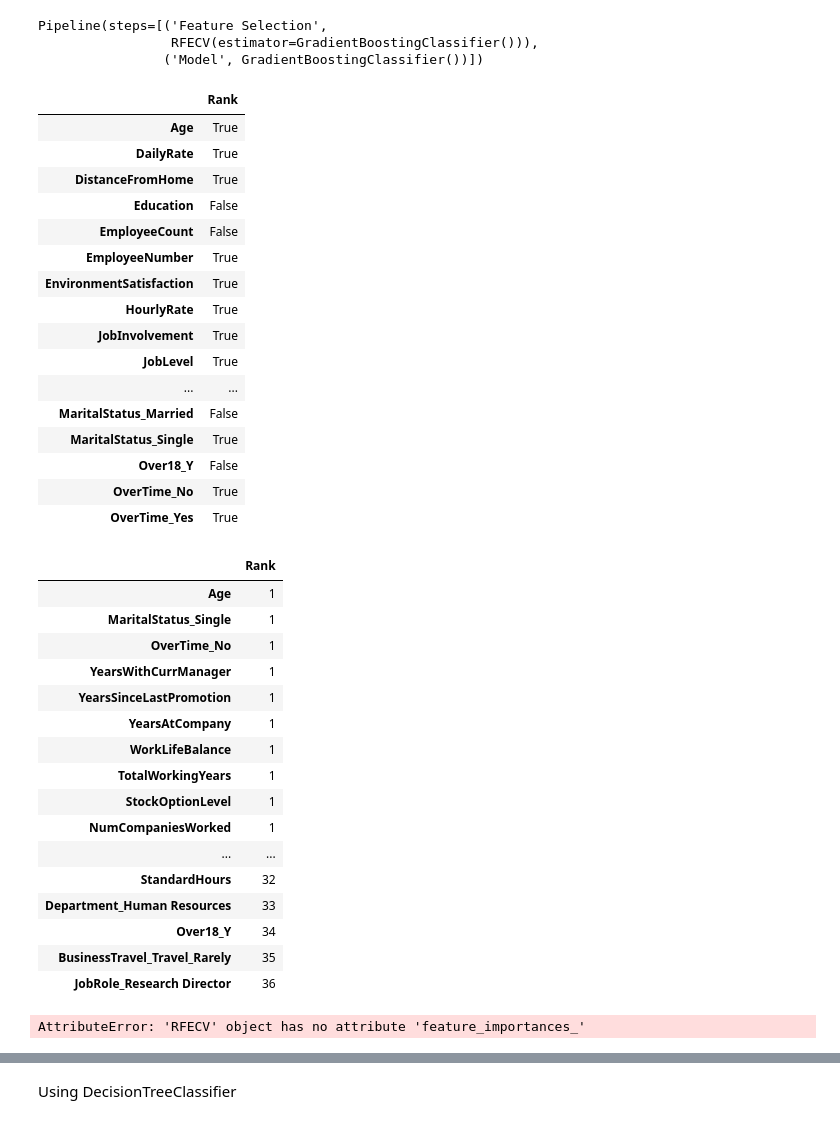
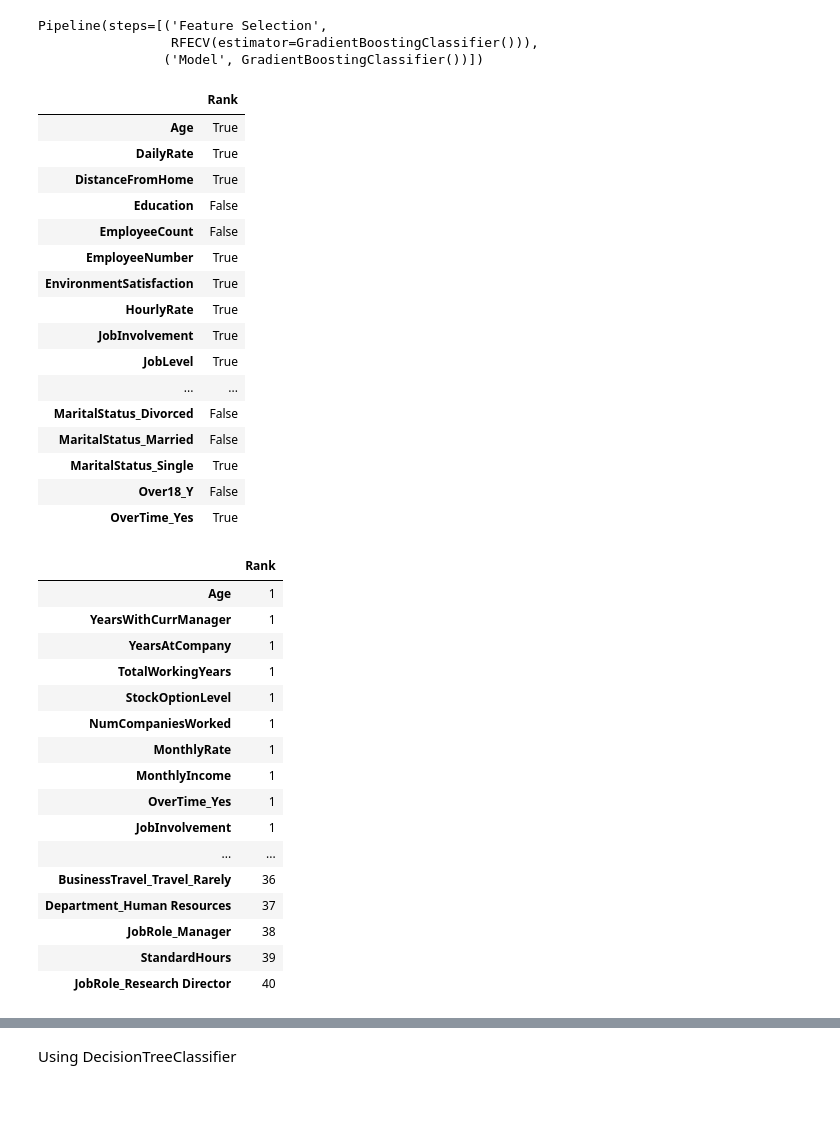
Before and after one commit to SanabuW/attrition_ML, a Jupyter notebook: RFE.ipynb, the cells around one changed output, grey strips where cells are left out. Saved outputs shown, nothing was run; the diff lists cells and outputs as text; code cells hidden in the pictures.

```diff
--- a/RFE.ipynb
+++ b/RFE.ipynb
@@ -52,3 +52,6 @@ X
 | 1468 | 49 | 1023 | 2 | 3 | 1 | 2065 | 4 | ... |
 | 1469 | 34 | 628 | 8 | 3 | 1 | 2068 | 2 | ... |
 1470 rows × 55 columns
+# %%
+X_cleaned = X.drop(["OverTime_No", "Gender_Male"], axis=1)
+X_cleaned
@@ -170,7 +183,7 @@ Pipeline(steps=[('Feature Selection',
 # Recurssive feature rankings and support
 rfecv.support_
 
-feature_ranl = pd.DataFrame(rfecv.support_, index=X.columns, columns=['Rank'])
+feature_ranl = pd.DataFrame(rfecv.support_, index=X_cleaned.columns, columns=['Rank'])
 feature_rank
 # %% [output]
 |  | Rank |
@@ -185,37 +198,33 @@ feature_rank
 | JobInvolvement | True |
 | JobLevel | True |
 | ... | ... |
+| MaritalStatus_Divorced | False |
 | MaritalStatus_Married | False |
 | MaritalStatus_Single | True |
 | Over18_Y | False |
-| OverTime_No | True |
 | OverTime_Yes | True |
 # %%
 # Recurssive relative ranking
-rfecv_df = pd.DataFrame(rfecv.ranking_,index=X.columns,columns=["Rank"]).sort_values(by="Rank",ascending=True)
+rfecv_df = pd.DataFrame(rfecv.ranking_,index=X_cleaned.columns,columns=["Rank"]).sort_values(by="Rank",ascending=True)
 rfecv_df
 # %% [output]
 |  | Rank |
 | Age | 1 |
-| MaritalStatus_Single | 1 |
-| OverTime_No | 1 |
 | YearsWithCurrManager | 1 |
-| YearsSinceLastPromotion | 1 |
 | YearsAtCompany | 1 |
-| WorkLifeBalance | 1 |
 | TotalWorkingYears | 1 |
 | StockOptionLevel | 1 |
 | NumCompaniesWorked | 1 |
+| MonthlyRate | 1 |
+| MonthlyIncome | 1 |
+| OverTime_Yes | 1 |
+| JobInvolvement | 1 |
 | ... | ... |
-| StandardHours | 32 |
-| Department_Human Resources | 33 |
-| Over18_Y | 34 |
-| BusinessTravel_Travel_Rarely | 35 |
-| JobRole_Research Director | 36 |
+| BusinessTravel_Travel_Rarely | 36 |
+| Department_Human Resources | 37 |
+| JobRole_Manager | 38 |
+| StandardHours | 39 |
+| JobRole_Research Director | 40 |
-# %%
-rfecv.feature_importances_
-# %% [output]
-AttributeError: 'RFECV' object has no attribute 'feature_importances_'
 # %%
 # plt.figure(figsize=(12,6))
 plt.xlabel("Number of features selected")
```
Also changed, not shown: parts of 9 cells of this notebook, 2 other files.
